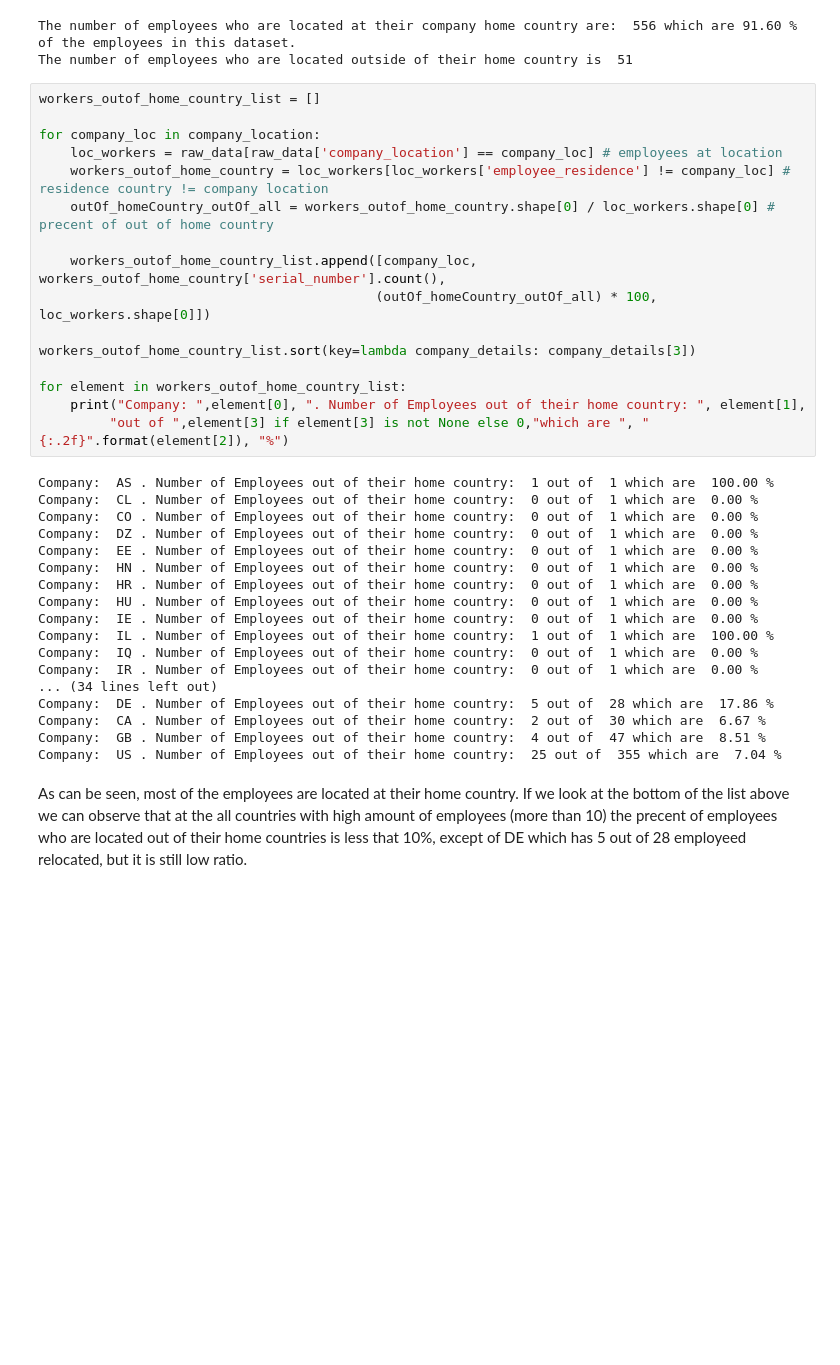
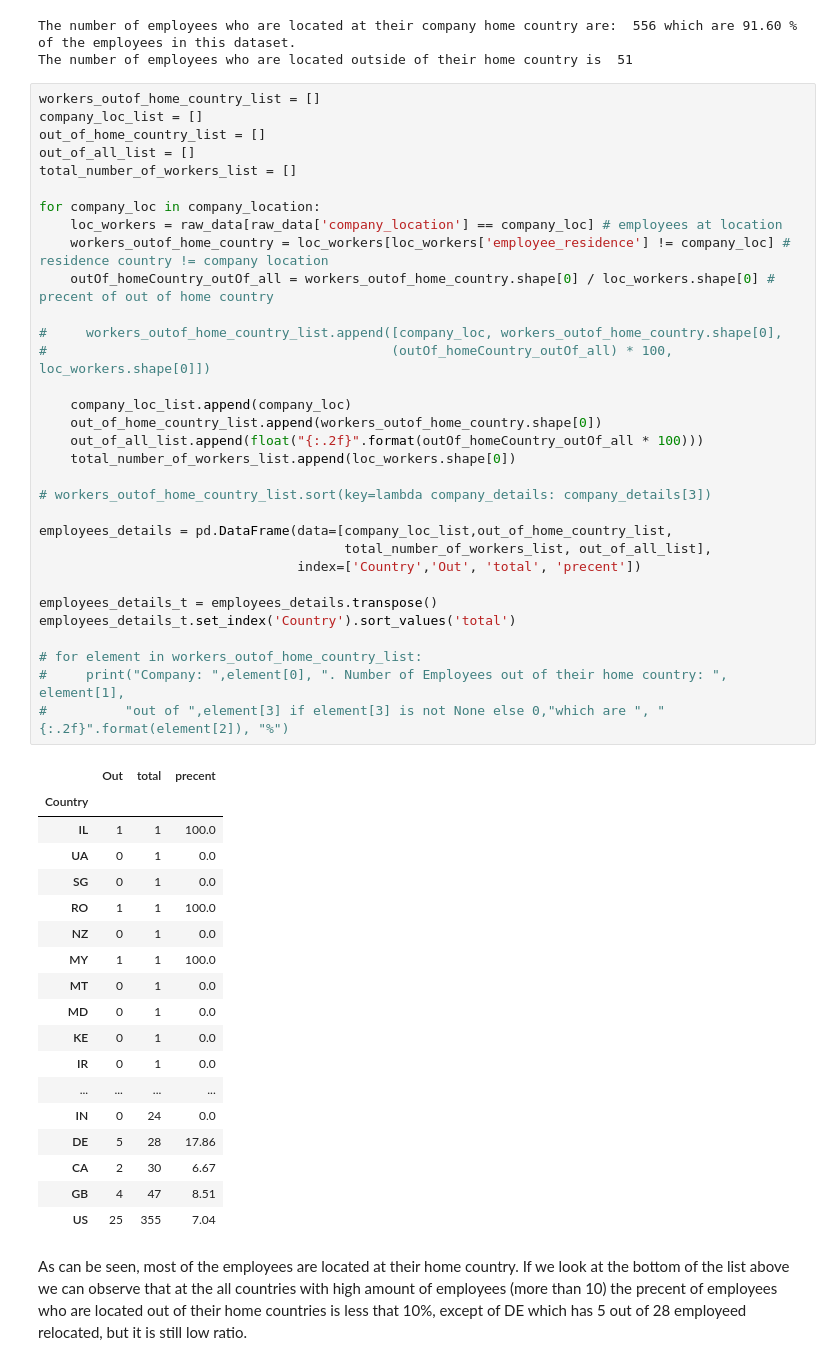
Before and after one commit to itamarKraitman/Data-Science-Salary-Analysis, a Jupyter notebook: Data Science Salary Analysis.ipynb, the cells around one changed output. Drawn from its saved outputs; the diff is of its cells as text; blank space fills up the shorter version.

```diff
--- a/Data Science Salary Analysis.ipynb
+++ b/Data Science Salary Analysis.ipynb
@@ -172,37 +172,54 @@ of the employees in this dataset.
 The number of employees who are located outside of their home country is  51
 # %%
 workers_outof_home_country_list = []
+company_loc_list = []
+out_of_home_country_list = []
+out_of_all_list = []
+total_number_of_workers_list = []
 
 for company_loc in company_location:
     loc_workers = raw_data[raw_data['company_location'] == company_loc] # employees at location
     workers_outof_home_country = loc_workers[loc_workers['employee_residence'] != company_loc] # residence country != company location
     outOf_homeCountry_outOf_all = workers_outof_home_country.shape[0] / loc_workers.shape[0] # precent of out of home country
 
-    workers_outof_home_country_list.append([company_loc, workers_outof_home_country['serial_number'].count(),
-                                           (outOf_homeCountry_outOf_all) * 100, loc_workers.shape[0]])
+#     workers_outof_home_country_list.append([company_loc, workers_outof_home_country.shape[0],
+#                                            (outOf_homeCountry_outOf_all) * 100, loc_workers.shape[0]])
 
-workers_outof_home_country_list.sort(key=lambda company_details: company_details[3])
+    company_loc_list.append(company_loc)
+    out_of_home_country_list.append(workers_outof_home_country.shape[0])
+    out_of_all_list.append(float("{:.2f}".format(outOf_homeCountry_outOf_all * 100)))
+    total_number_of_workers_list.append(loc_workers.shape[0])
 
-for element in workers_outof_home_country_list:
-    print("Company: ",element[0], ". Number of Employees out of their home country: ", element[1],
-         "out of ",element[3] if element[3] is not None else 0,"which are ", "{:.2f}".format(element[2]), "%")
+# workers_outof_home_country_list.sort(key=lambda company_details: company_details[3])
+
+employees_details = pd.DataFrame(data=[company_loc_list,out_of_home_country_list,
+                                       total_number_of_workers_list, out_of_all_list],
+                                 index=['Country','Out', 'total', 'precent'])
+
+employees_details_t = employees_details.transpose()
+employees_details_t.set_index('Country').sort_values('total')
+
+# for element in workers_outof_home_country_list:
+#     print("Company: ",element[0], ". Number of Employees out of their home country: ", element[1],
+#          "out of ",element[3] if element[3] is not None else 0,"which are ", "{:.2f}".format(element[2]), "%")
 # %% [output]
-Company:  AS . Number of Employees out of their home country:  1 out of  1 which are  100.00 %
-Company:  CL . Number of Employees out of their home country:  0 out of  1 which are  0.00 %
-Company:  CO . Number of Employees out of their home country:  0 out of  1 which are  0.00 %
-Company:  DZ . Number of Employees out of their home country:  0 out of  1 which are  0.00 %
-Company:  EE . Number of Employees out of their home country:  0 out of  1 which are  0.00 %
-Company:  HN . Number of Employees out of their home country:  0 out of  1 which are  0.00 %
-Company:  HR . Number of Employees out of their home country:  0 out of  1 which are  0.00 %
-Company:  HU . Number of Employees out of their home country:  0 out of  1 which are  0.00 %
-Company:  IE . Number of Employees out of their home country:  0 out of  1 which are  0.00 %
-Company:  IL . Number of Employees out of their home country:  1 out of  1 which are  100.00 %
-Company:  IQ . Number of Employees out of their home country:  0 out of  1 which are  0.00 %
-Company:  IR . Number of Employees out of their home country:  0 out of  1 which are  0.00 %
-... (34 lines left out)
-Company:  DE . Number of Employees out of their home country:  5 out of  28 which are  17.86 %
-Company:  CA . Number of Employees out of their home country:  2 out of  30 which are  6.67 %
-Company:  GB . Number of Employees out of their home country:  4 out of  47 which are  8.51 %
-Company:  US . Number of Employees out of their home country:  25 out of  355 which are  7.04 %
+|  | Out | total | precent |
+| Country |  |  |  |
+| IL | 1 | 1 | 100.0 |
+| UA | 0 | 1 | 0.0 |
+| SG | 0 | 1 | 0.0 |
+| RO | 1 | 1 | 100.0 |
+| NZ | 0 | 1 | 0.0 |
+| MY | 1 | 1 | 100.0 |
+| MT | 0 | 1 | 0.0 |
+| MD | 0 | 1 | 0.0 |
+| KE | 0 | 1 | 0.0 |
+| IR | 0 | 1 | 0.0 |
+| ... | ... | ... | ... |
+| IN | 0 | 24 | 0.0 |
+| DE | 5 | 28 | 17.86 |
+| CA | 2 | 30 | 6.67 |
+| GB | 4 | 47 | 8.51 |
+| US | 25 | 355 | 7.04 |
 # %% [markdown]
 As can be seen, most of the employees are located at their home country. If we look at the bottom of the list above we can observe that at the all countries with high amount of employees (more than 10) the precent of employees who are located out of their home countries is less that 10%, except of DE which has 5 out of 28 employeed relocated, but it is still low ratio.
```
Also changed, not shown: parts of 5 cells of this notebook.
